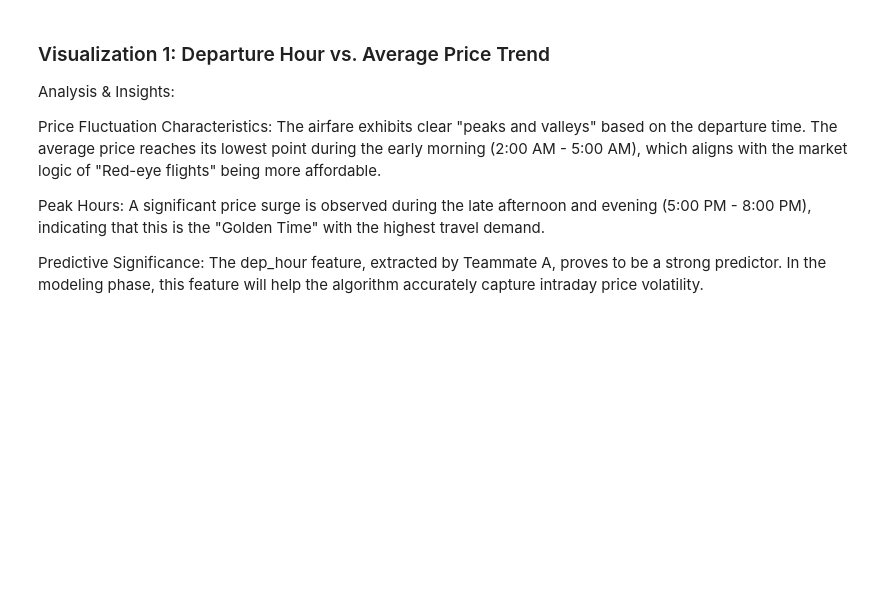
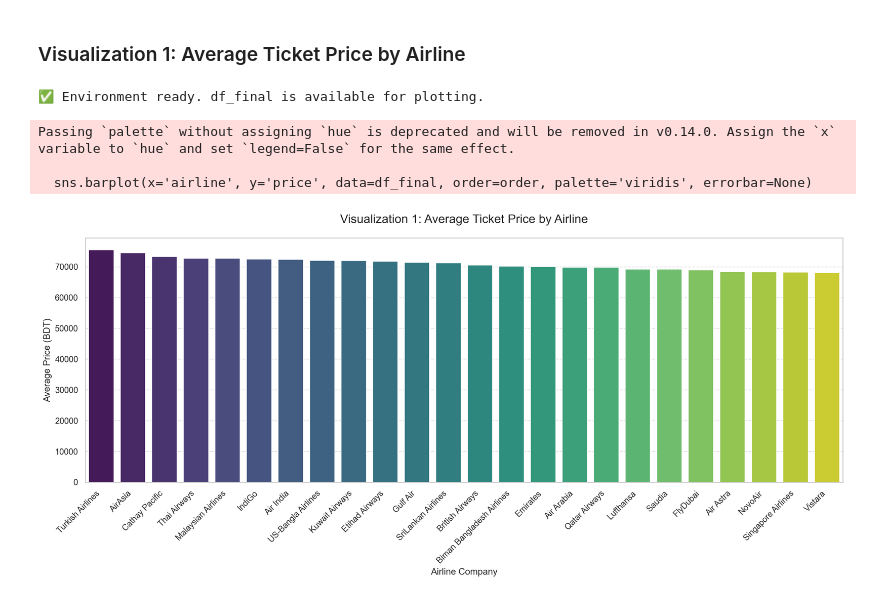
Before and after one commit to zhuxingke6-cpu/Capstone-Project, a Jupyter notebook: capstone_group11.ipynb, the cells around one changed output. Cells and saved outputs as stored; diff of their text form; code cells hidden in the pictures; blank space fills up the shorter version.

```diff
--- a/capstone_group11.ipynb
+++ b/capstone_group11.ipynb
@@ -133,9 +97,61 @@ plt.show()
 # %% [markdown]
-### Visualization 1: Departure Hour vs. Average Price Trend
-Analysis & Insights:
-
-Price Fluctuation Characteristics: The airfare exhibits clear "peaks and valleys" based on the departure time. The average price reaches its lowest point during the early morning (2:00 AM - 5:00 AM), which aligns with the market logic of "Red-eye flights" being more affordable.
-
-Peak Hours: A significant price surge is observed during the late afternoon and evening (5:00 PM - 8:00 PM), indicating that this is the "Golden Time" with the highest travel demand.
-
-Predictive Significance: The dep_hour feature, extracted by Teammate A, proves to be a strong predictor. In the modeling phase, this feature will help the algorithm accurately capture intraday price volatility.
+### Visualization 1: Average Ticket Price by Airline
+# %%
+# 1. Enable autoreload (this allows you to see changes to .py files without restarting the kernel)
+%load_ext autoreload
+%autoreload 2
+
+# 2. Import visualization libraries
+import matplotlib.pyplot as plt
+import seaborn as sns
+
+# 3. Set plot style for better aesthetics
+sns.set_theme(style="whitegrid")
+
+# Optional: Configuration for high-resolution displays
+%config InlineBackend.figure_format = 'retina'
+
+# --- Assumption: You have already executed the previous cell and df_final is defined ---
+# If df_final is not found, please run the data loading cell first.
+
+if 'df_final' in locals():
+    print("✅ Environment ready. df_final is available for plotting.")
+else:
+    print("⚠️ Warning: df_final not found. Please run the data loading logic first.")
+# %% [output]
+✅ Environment ready. df_final is available for plotting.
+# %%
+import matplotlib.pyplot as plt
+import seaborn as sns
+
+# 1. Set figure size (Width: 15, Height: 7)
+plt.figure(figsize=(15, 7))
+
+# 2. Prepare and sort data for a cleaner visual
+# Calculate mean price per airline and sort in descending order
+order = df_final.groupby('airline')['price'].mean().sort_values(ascending=False).index
+
+# 3. Create the bar plot
+# 'errorbar=None' removes the confidence interval lines for a cleaner look
+sns.barplot(x='airline', y='price', data=df_final, order=order, palette='viridis', errorbar=None)
+
+# 4. Prevent label overlapping: rotate 45 degrees and align horizontally to the right
+plt.xticks(rotation=45, ha='right', fontsize=11)
+
+# 5. Add titles and axis labels
+plt.title('Visualization 1: Average Ticket Price by Airline', fontsize=16, pad=20)
+plt.xlabel('Airline Company', fontsize=12)
+plt.ylabel('Average Price (BDT)', fontsize=12)
+
+# 6. Add horizontal grid lines for easier value estimation
+plt.grid(axis='y', linestyle='--', alpha=0.7)
+
+# 7. Automatically adjust layout to ensure labels aren't cut off
+plt.tight_layout()
+
+plt.show()
+# %% [output]
+Passing `palette` without assigning `hue` is deprecated and will be removed in v0.14.0. Assign the `x` variable to `hue` and set `legend=False` for the same effect.
+
+  sns.barplot(x='airline', y='price', data=df_final, order=order, palette='viridis', errorbar=None)
+[figure, added]
```
Also changed, not shown: parts of 38 cells of this notebook.
